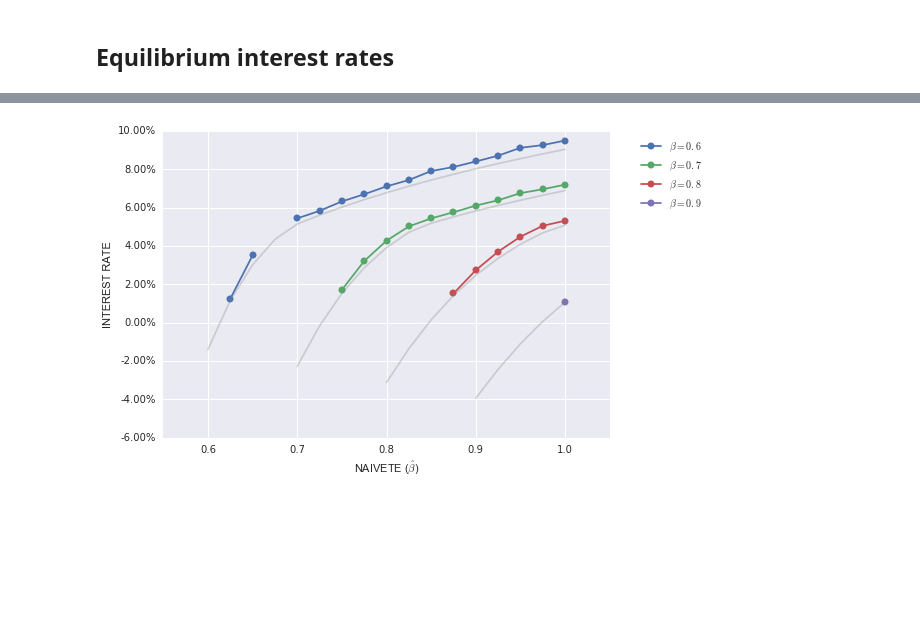
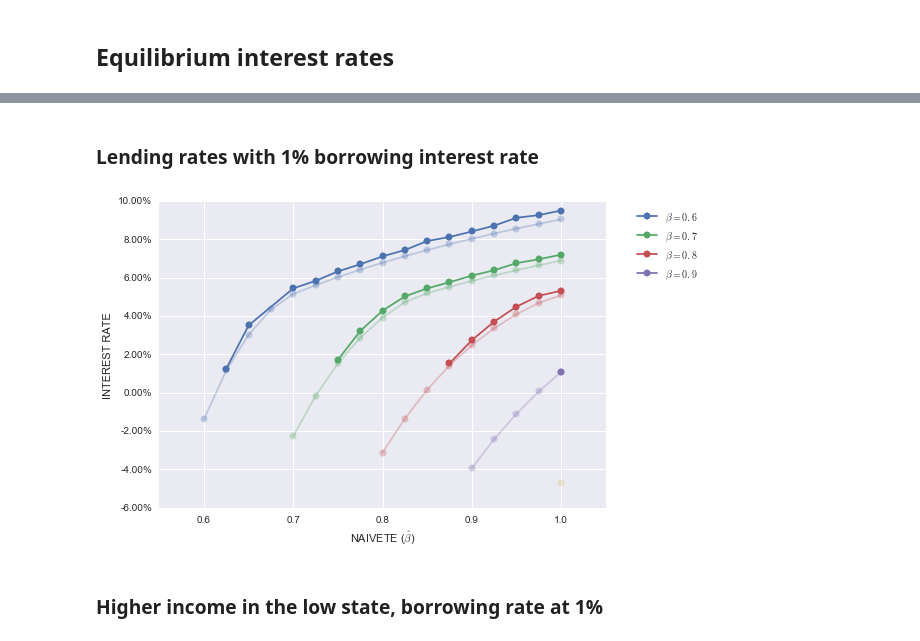
Before and after one commit to stanmart/ma-thesis-ceu, a Jupyter notebook: huggett/huggett_nb_prof.ipynb, the cells around one changed output, grey strips where cells are left out. Drawn from its saved outputs; the diff is of its cells as text; code cells hidden in the pictures; blank space fills up the shorter version.

Commit message:
Different incomes

```diff
--- a/huggett/huggett_nb_prof.ipynb
+++ b/huggett/huggett_nb_prof.ipynb
@@ -13,6 +13,7 @@
 # %%
 %matplotlib inline
 
+import itertools
 import numpy as np
 import matplotlib.pyplot as plt
 import pandas as pd
@@ -29,6 +30,7 @@ from huggett import (get_policy_functions,
                      )
 
 import seaborn as sns
+sns.set_style("darkgrid")
 # %% [markdown]
 ## Constants
 # %%
@@ -122,0 +195,36 @@ plt.show()
+# %%
+EQRS_he = []
+
+for i in range(len(PARAMS_he)):
+    with ProcessPoolExecutor(max_workers=8) as executor:
+        RS = []
+        for (p, r) in zip(PARAMS_he[i], executor.map(paramfun, PARAMS_he[i])):
+            RS.append((p['beta'], p['betahat'], r[0]))
+    executor.shutdown()
+    EQRS_he.append(pd.DataFrame(RS,  columns=['beta', 'betahat', 'r']))
+
+EQDF_he = pd.concat(EQRS)
+EQDF_he.columns = ['beta', 'betahat', 'r']
+# %%
+figrhe, axrhe = plt.subplots(1,1)
+palette = itertools.cycle(sns.color_palette())
+for df in EQRS_he:
+    df.dropna().plot(x='betahat', y='r', ax=axrhe, marker='o', color=next(palette))
+palette = itertools.cycle(sns.color_palette())
+for df in EQRS:
+    df.dropna().plot(x='betahat', y='r', ax=axrhe, marker='o', color=next(palette), alpha=0.2)
+
+axrhe.legend(['$\\beta = 0.6$',
+              '$\\beta = 0.7$',
+              '$\\beta = 0.8$',
+              '$\\beta = 0.9$',
+              '$\\beta = 1$'],
+             bbox_to_anchor=(1.05, 1),
+             loc=2
+             )
+axrhe.set_xlabel('NAIVETE ($\\hat\\beta$)')
+axrhe.set_ylabel('INTEREST RATE')
+axrhe.set_xlim([0.55, 1.05])
+vals = axrhe.get_yticks()
+axrhe.set_yticklabels(['{:3.2f}%'.format(x*100) for x in vals])
+plt.show()
@@ -123,3 +233,5 @@ plt.show()
+# %% [markdown]
+### Lending rates with 1% borrowing interest rate
 # %%
 def paramfilter(par):
     return EQDF[np.logical_and(EQDF['beta'] == par['beta'],
@@ -143,24 +255,28 @@ EQDF_L = pd.concat(EQRLS)
 EQDF_L.columns = ['beta', 'betahat', 'rl']
 # %%
 figrl, axrl = plt.subplots(1,1)
+palette = itertools.cycle(sns.color_palette())
 for df in EQRLS:
-    df.plot(x='betahat', y='rl', ax=axrl, marker='o')
+    df.dropna().plot(x='betahat', y='rl', ax=axrl, marker='o', color=next(palette))
+palette = itertools.cycle(sns.color_palette())
 for df in EQRS:
-    df.plot(x='betahat', y='r', ax=axrl, alpha=0.3, color='grey')
+    df.dropna().plot(x='betahat', y='r', ax=axrl, alpha=0.3, marker='o', color=next(palette))
 
 axrl.legend(['$\\beta = 0.6$',
             '$\\beta = 0.7$',
             '$\\beta = 0.8$',
             '$\\beta = 0.9$',
             '$\\beta = 1$'][0:len(PARAMS2)],
            bbox_to_anchor=(1.05, 1),
            loc=2
            )
 axrl.set_xlabel('NAIVETE ($\\hat\\beta$)')
 axrl.set_ylabel('INTEREST RATE')
 axrl.set_xlim([0.55, 1.05])
 vals = axrl.get_yticks()
 axrl.set_yticklabels(['{:3.2f}%'.format(x*100) for x in vals])
 plt.show()
 # %% [output]
-[figure, old version]
+[figure, new version]
+# %% [markdown]
+### Higher income in the low state, borrowing rate at 1%
```
Also changed, not shown: parts of 13 cells of this notebook, 1 other file.
